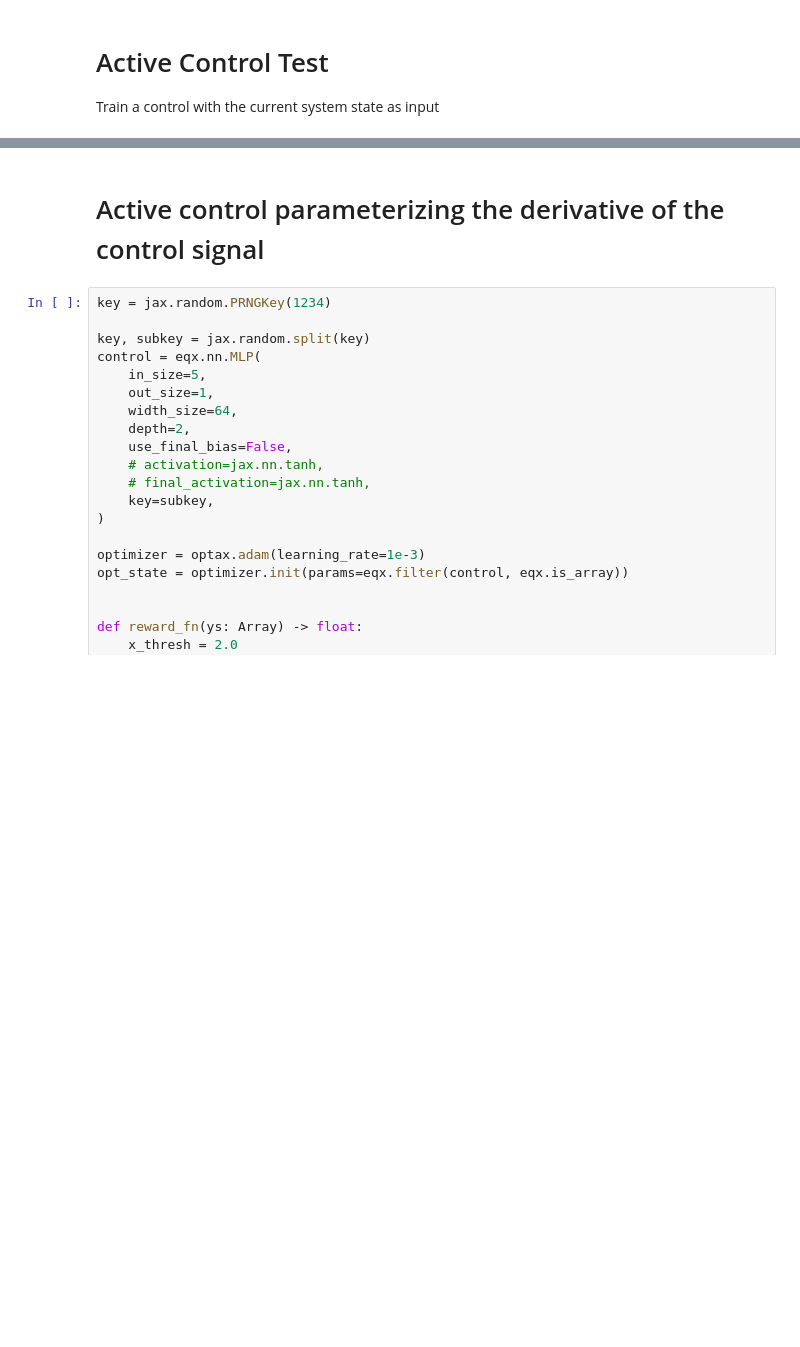
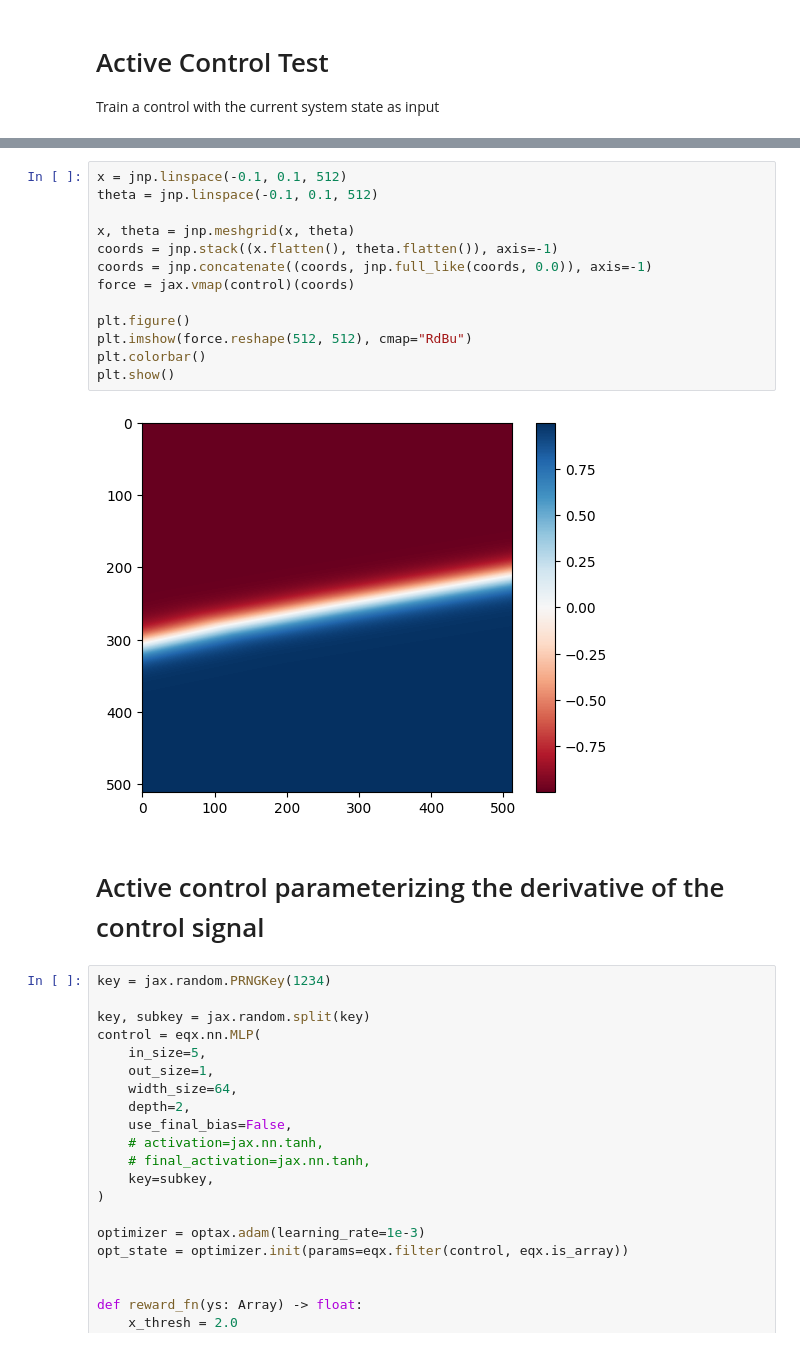
Before and after one commit to lena-lenkeit/neural-optimal-control, a Jupyter notebook: notebooks/active_control_test.ipynb, the cells around one changed output, grey strips where cells are left out. Cells and saved outputs as stored; diff of their text form; blank space fills up the shorter version.

```diff
--- a/notebooks/active_control_test.ipynb
+++ b/notebooks/active_control_test.ipynb
@@ -944,3 +969,18 @@ plt.show()
+# %%
+x = jnp.linspace(-0.1, 0.1, 512)
+theta = jnp.linspace(-0.1, 0.1, 512)
+
+x, theta = jnp.meshgrid(x, theta)
+coords = jnp.stack((x.flatten(), theta.flatten()), axis=-1)
+coords = jnp.concatenate((coords, jnp.full_like(coords, 0.0)), axis=-1)
+force = jax.vmap(control)(coords)
+
+plt.figure()
+plt.imshow(force.reshape(512, 512), cmap="RdBu")
+plt.colorbar()
+plt.show()
+# %% [output]
+[figure, added]
 # %% [markdown]
 # Active control parameterizing the derivative of the control signal
 # %%
```
Also changed, not shown: parts of 7 cells of this notebook, 10 other files.
